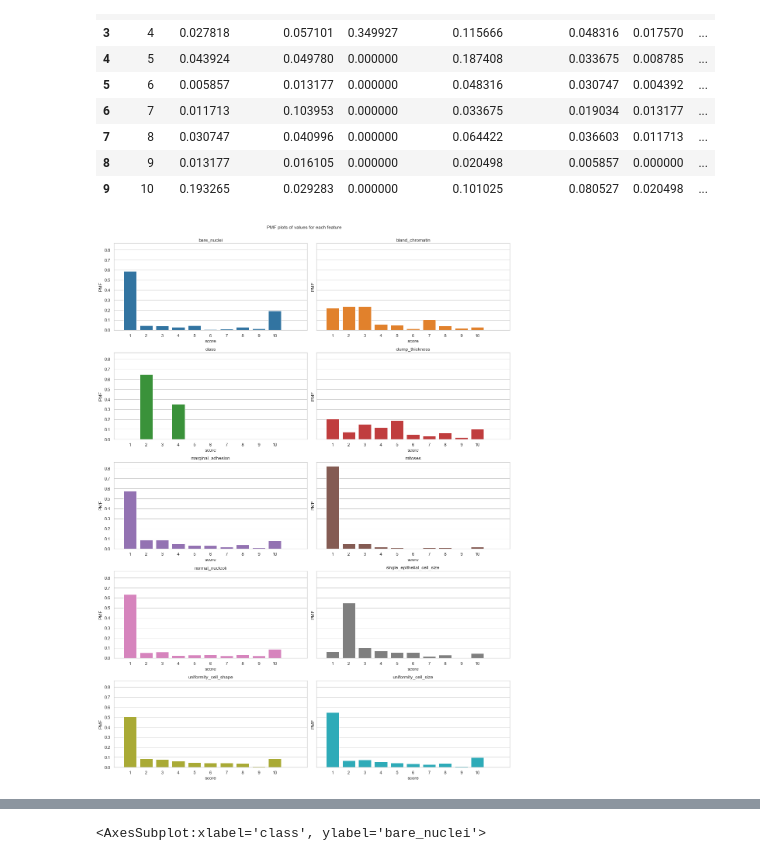
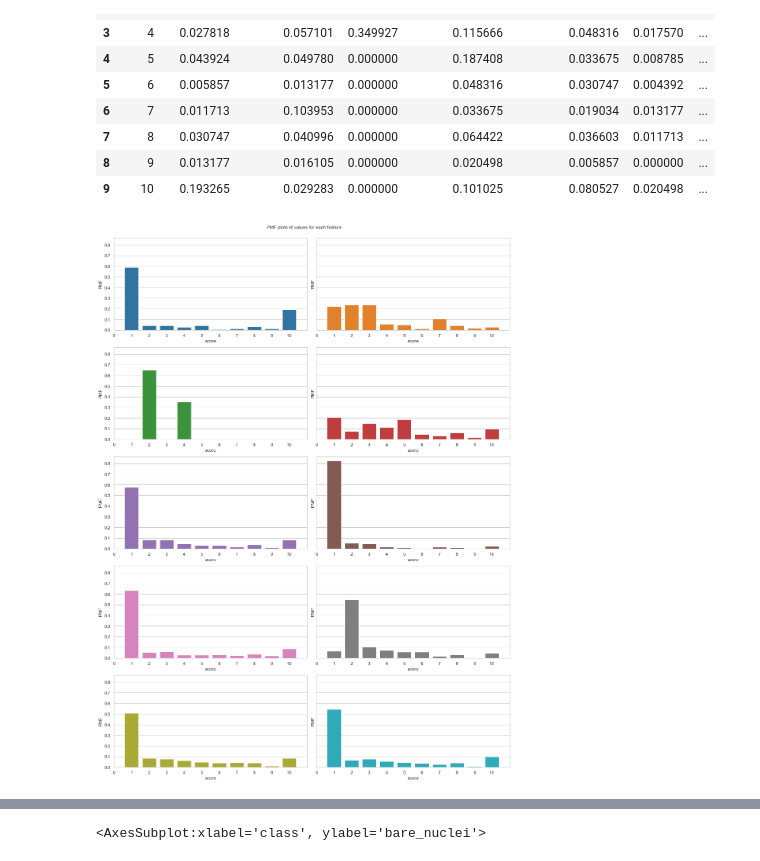
Before and after one commit to rromang/breast_cancer_classification, a Jupyter notebook: notebooks/initial.ipynb, the cells around one changed output, grey strips where cells are left out. Cells and saved outputs as stored; diff of their text form; code cells hidden in the pictures.

```diff
--- a/notebooks/initial.ipynb
+++ b/notebooks/initial.ipynb
@@ -308,34 +308,34 @@ pmf_df
 # %%
 #create multiple subplots to see the PMF for each feature
 #----------------------------------------------
 fig, axs = plt.subplots(5,2,\
     figsize=(15,20),sharey=True, sharex=False)
 plt.subplots_adjust(wspace = 0.2, hspace = 0.2)
 plt.suptitle('PMF plots of values for each feature', y=1)
 # plt.setp(axs, xlim=(0,10), ylim=(0,0.75), xticks=list(range(0,11)))
 ((ax1, ax2), (ax3, ax4), (ax5, ax6), (ax7, ax8), (ax9, ax10))=axs
 
 names = pmf_df.columns[1:]
 names = names.format()
 ax_lst = list(tuple(chain.from_iterable(axs)))
 
 colors = ['tab:blue','tab:orange','tab:green','tab:red','tab:purple','tab:brown',\
     'tab:pink','tab:gray','tab:olive','tab:cyan']
 
 for i in range(len(names)):
     sns.barplot(x=pmf_df.score, y=pmf_df[names[i]], ax=ax_lst[i], ci=None, color=colors[i])
 
 for i, ax in zip(range(len(names)), axs.flat):
     ax.set(ylabel='PMF')
-    ax.set_xlim([-1,11])
-    ax.set_xticks(list(range(-1,11)))
-    ax.set_title(names[i])
+    ax.set_xlim([-1,10])
+    ax.set_xticks(list(range(-1,10)))
+    ax.set_xticklabels(list(range(0,11)))
 
 plt.tight_layout()
 fig.savefig('../images/exploratory_analysis/pmf_plots.png', bbox_inches='tight',dpi=600)
 plt.show()
 # %% [output]
-[figure, old version]
+[figure, new version]
 # %%
 #create multiple subplots to see the cumulative distribution for each feature
 #----------------------------------------------
```
Also changed, not shown: parts of 5 cells of this notebook.
